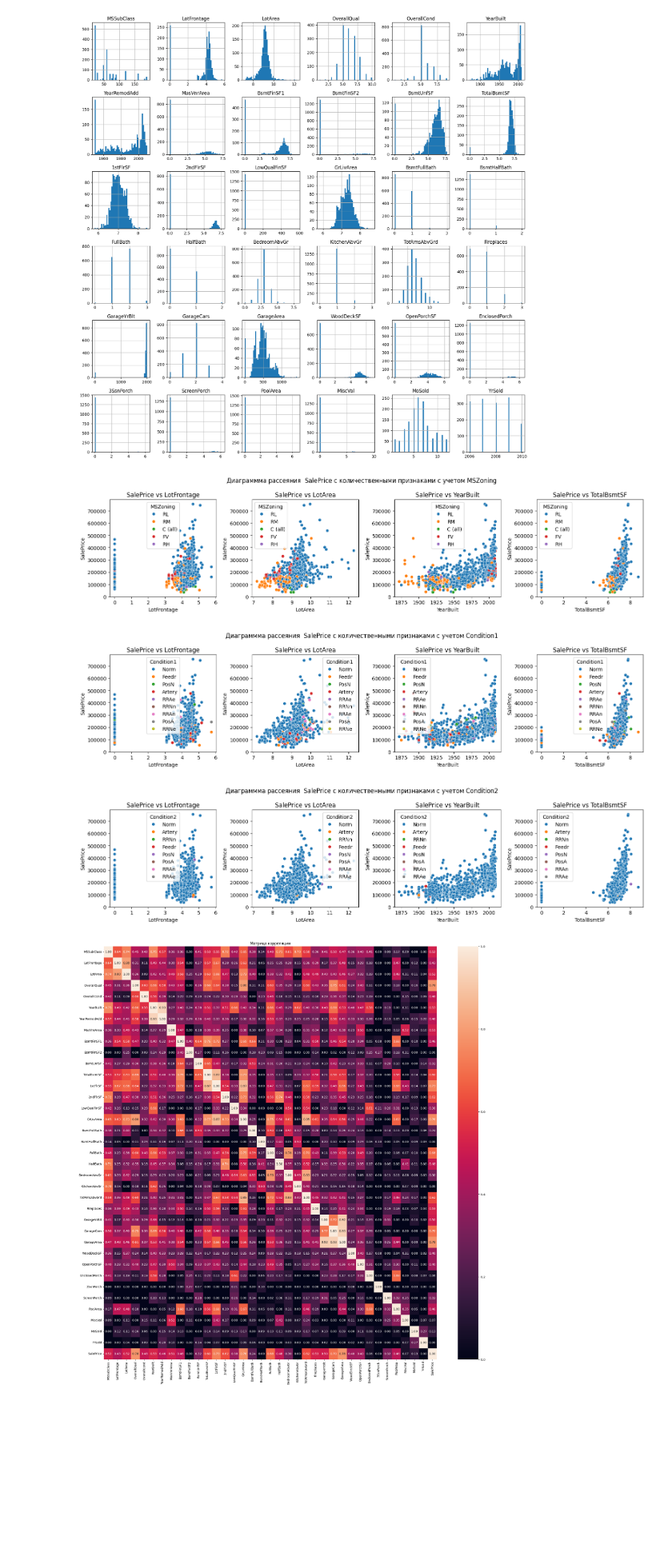
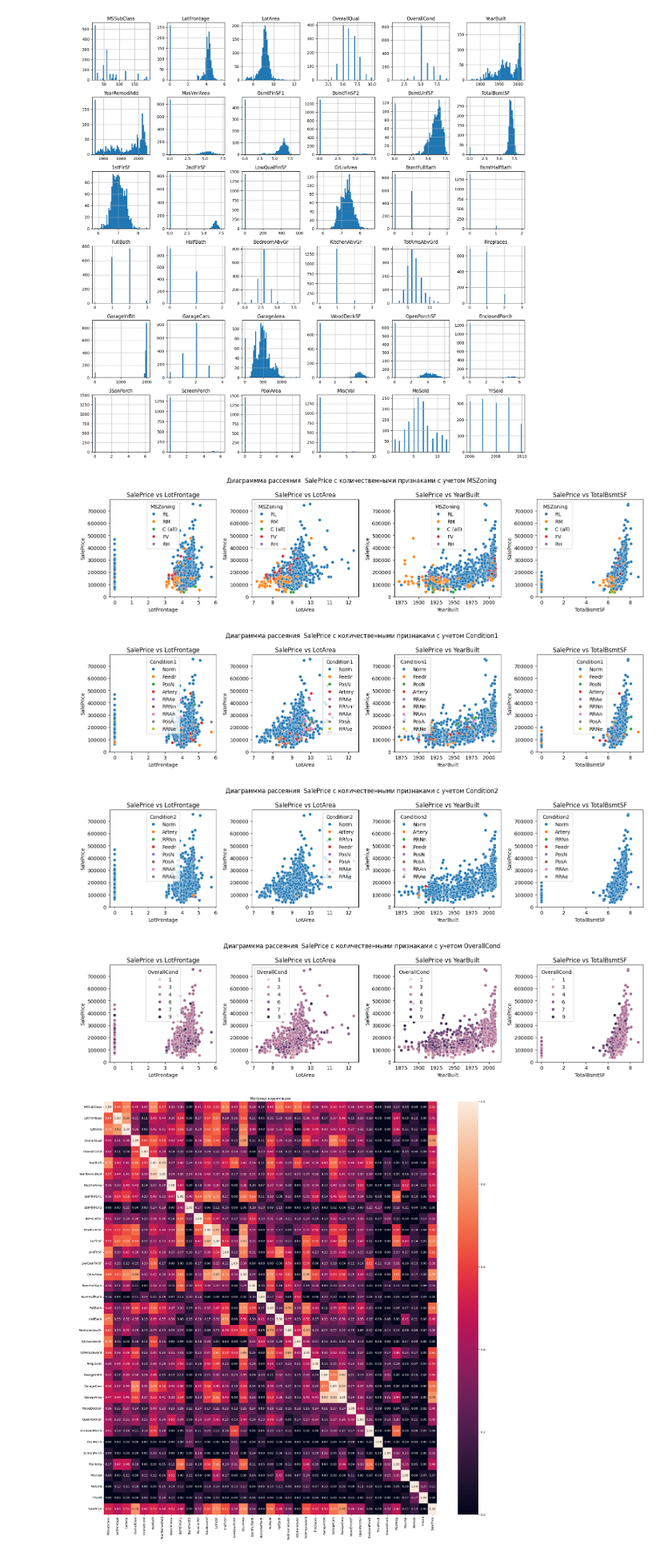
Before and after one commit to rusiich/House-Prices-kaggle-, a Jupyter notebook: notebooks/EDA_RESULTS.ipynb, the cells around one changed output. Shown at 80% size. Drawn from its saved outputs; the diff is of its cells as text; code cells hidden in the pictures; blank space fills up the shorter version.

```diff
--- a/notebooks/EDA_RESULTS.ipynb
+++ b/notebooks/EDA_RESULTS.ipynb
@@ -197,29 +197,30 @@ df_fe[num_cols].hist(bins=50, figsize=(20, 20));
 # %%
 from src.schema import TARGET_COLUMN
 
 
 def scatter_plt(hue):
     val_columns_ = ['LotFrontage', 'LotArea', 'YearBuilt', 'TotalBsmtSF']
     num_plots = len(val_columns_)
 
     # Создаем один ряд с num_plots подграфиками
     fig, axes = plt.subplots(1, num_plots, figsize=(num_plots * 4, 4))
 
     for i, col in enumerate(val_columns_):
         sns.scatterplot(data=df_fe, x=col, y=TARGET_COLUMN, hue=hue, ax=axes[i])
         axes[i].set_title(f'{TARGET_COLUMN} vs {col}')
 
     # Подгонка расстояния между графиками
     fig.suptitle(f'Диаграммма рассеяния  {TARGET_COLUMN} с количественными признаками с учетом ' + hue)
     plt.tight_layout()
     plt.show()
-cols = ['MSZoning', 'Condition1', 'Condition2']
+cols = ['MSZoning', 'Condition1', 'Condition2', 'OverallCond']
 for col in cols:
     scatter_plt(col)
 # %% [output]
 [figure]
 [figure]
 [figure]
+[figure, added]
 # %%
 from src.utils import draw_phik_matrix
 from src.schema import ID_COLUMN
```
Also changed, not shown: parts of 3 cells of this notebook, 35 other files.
